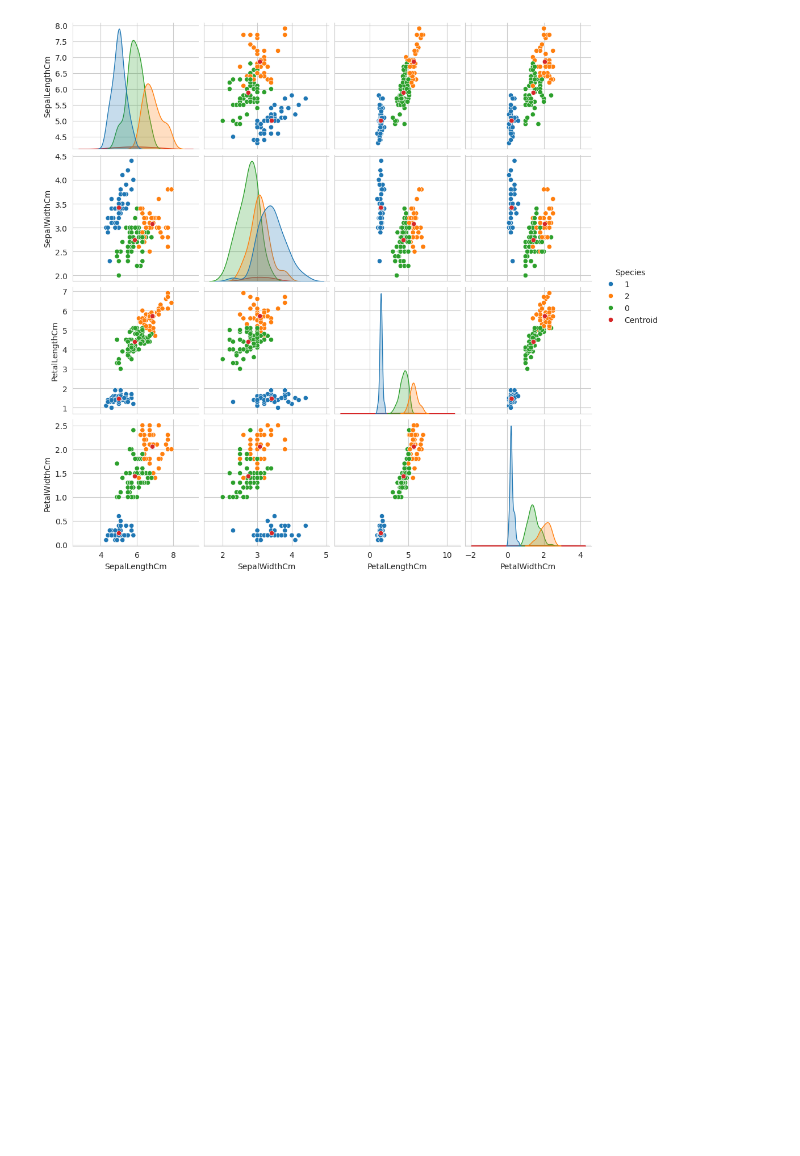
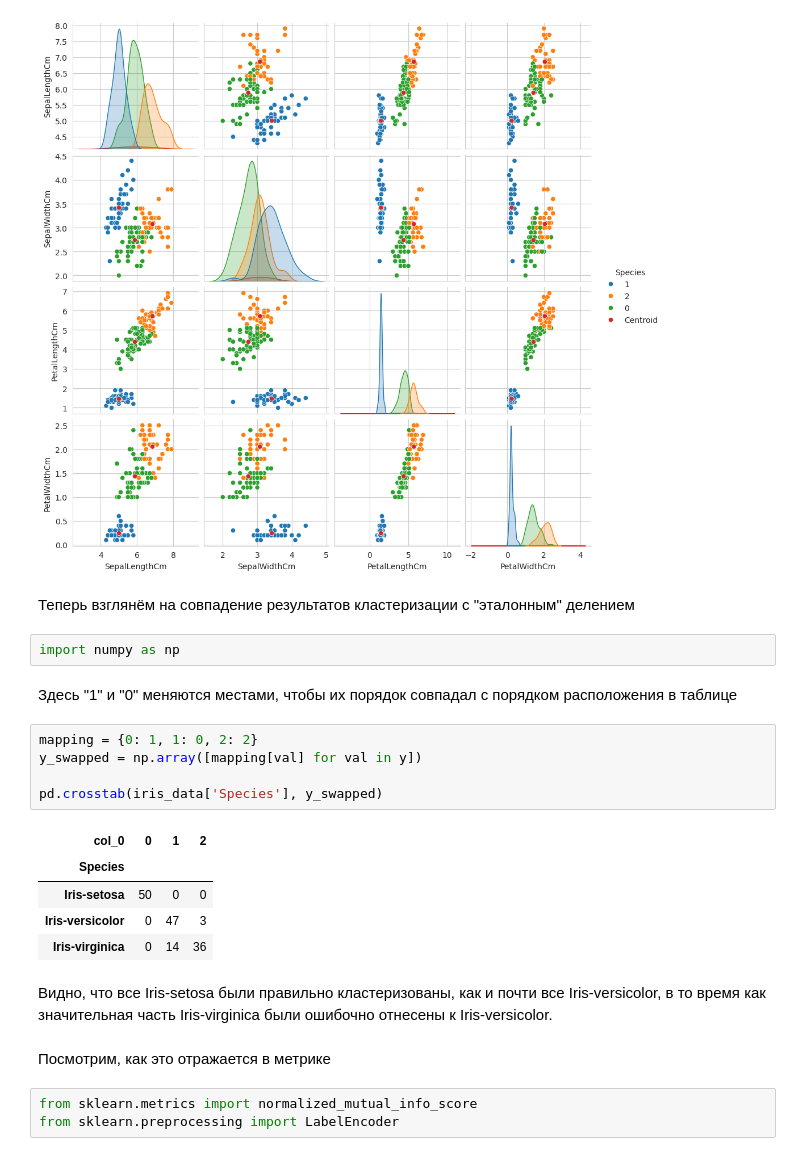
Before and after one commit to pahansan/machine_learning, a Jupyter notebook: 3lab/3lab.ipynb, the cells around one changed output. Drawn from its saved outputs; the diff is of its cells as text; blank space fills up the shorter version.

Commit message:
Add metrics to 3lab

```diff
--- a/3lab/3lab.ipynb
+++ b/3lab/3lab.ipynb
@@ -123,3 +123,27 @@ sns.pairplot(X,hue="Species")
 plt.show()
 # %% [output]
 [figure]
+# %% [markdown]
+Теперь взглянём на совпадение результатов кластеризации с "эталонным" делением
+# %%
+import numpy as np
+# %% [markdown]
+Здесь "1" и "0" меняются местами, чтобы их порядок совпадал с порядком расположения в таблице
+# %%
+mapping = {0: 1, 1: 0, 2: 2}
+y_swapped = np.array([mapping[val] for val in y])
+
+pd.crosstab(iris_data['Species'], y_swapped)
+# %% [output]
+| col_0 | 0 | 1 | 2 |
+| Species |  |  |  |
+| Iris-setosa | 50 | 0 | 0 |
+| Iris-versicolor | 0 | 47 | 3 |
+| Iris-virginica | 0 | 14 | 36 |
+# %% [markdown]
+Видно, что все Iris-setosa были правильно кластеризованы, как и почти все Iris-versicolor, в то время как значительная часть Iris-virginica были ошибочно отнесены к Iris-versicolor.
+# %% [markdown]
+Посмотрим, как это отражается в метрике
+# %%
+from sklearn.metrics import normalized_mutual_info_score
+from sklearn.preprocessing import LabelEncoder
```
Also changed, not shown: parts of 1 cell of this notebook.
